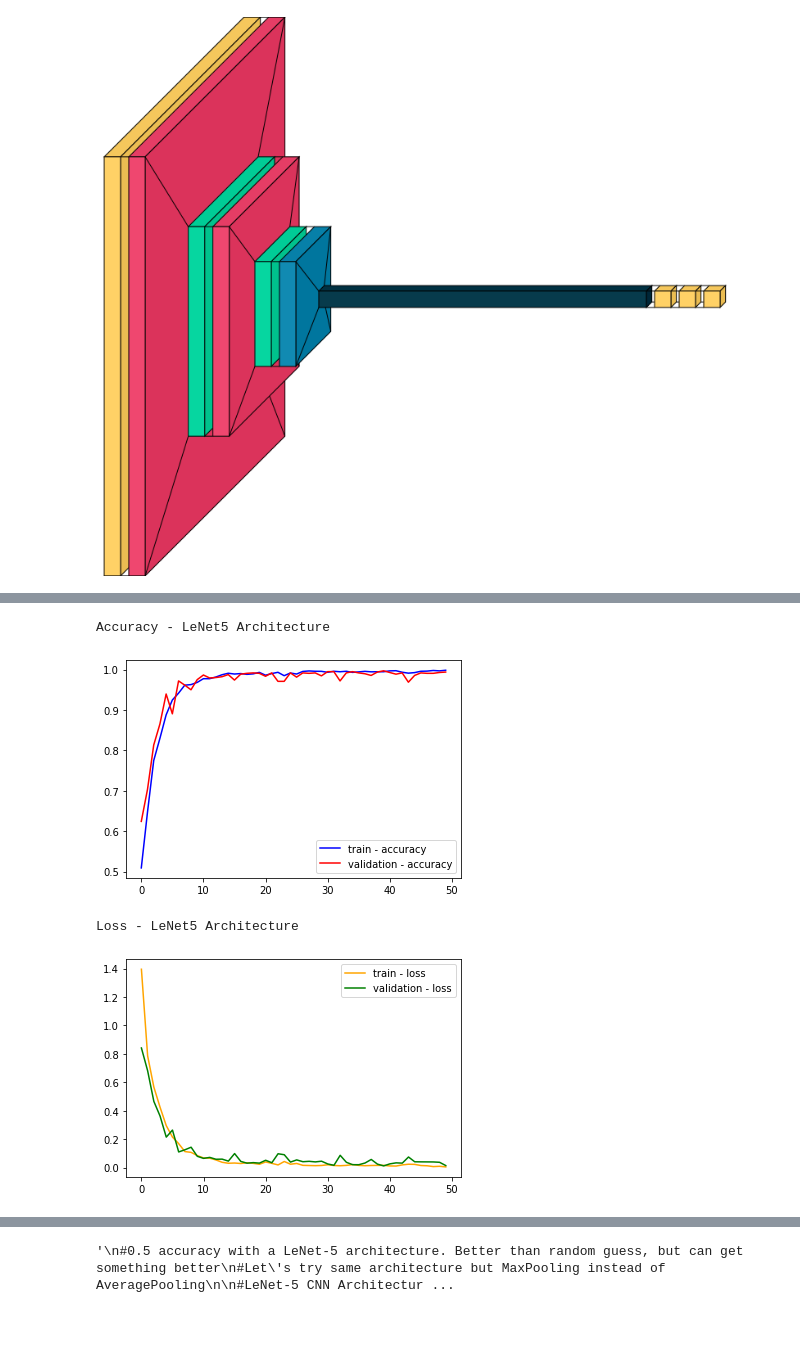
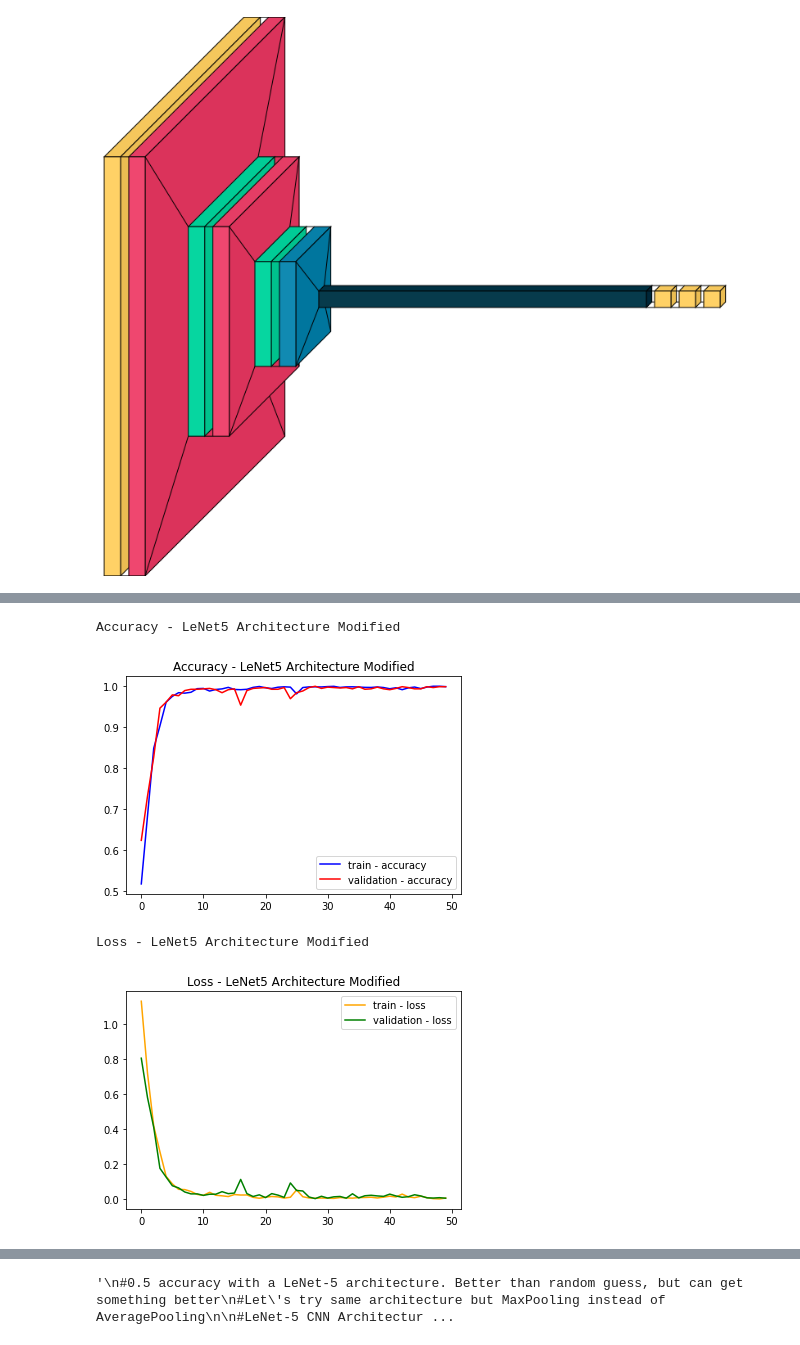
Before and after one commit to KamenDamov/Alzheimer_classification, a Jupyter notebook: model.ipynb, the cells around one changed output, grey strips where cells are left out. Saved outputs shown, nothing was run; the diff lists cells and outputs as text; code cells hidden in the pictures.

```diff
--- a/model.ipynb
+++ b/model.ipynb
@@ -54,8 +32,20 @@ Name: label, dtype: int64
 # %%
-#data_dir ='ouput/'
+#Height and width in pixels
 img_height = 128
 img_width = 128
 
+data_splits = []
+direct = ['output/train', 'output/test', 'output/val']
+for d in direct:
+    var_name = tf.keras.utils.image_dataset_from_directory(
+                    d,
+                    batch_size=64,
+                    image_size=(img_height, img_width),
+                    seed=123,
+                )
+    data_splits.append(var_name)
+
+"""
 train = tf.keras.utils.image_dataset_from_directory(
     'output/train',
     batch_size=64,
@@ -76,6 +66,7 @@ val = tf.keras.utils.image_dataset_from_directory(
     image_size=(img_height, img_width),
     seed=123,
 )
+"""
 # %% [output]
 Found 5119 files belonging to 4 classes.
 Found 961 files belonging to 4 classes.
@@ -117,6 +115,6 @@ visualkeras.layered_view(model)
 # %% [output]
 [figure]
 # %%
-hist = model.fit(train, epochs = 50, validation_data = val)
+hist = model.fit(data_splits[0], epochs = 50, validation_data = data_splits[2])
 # %% [output]
 Epoch 1/50
@@ -139,19 +137,21 @@ Epoch 50/50
 # %%
-print("Accuracy - LeNet5 Architecture")
+print("Accuracy - LeNet5 Architecture Modified")
 plt.plot(hist.history['accuracy'],c='b',label='train - accuracy')
 plt.plot(hist.history['val_accuracy'],c='r',label='validation - accuracy')
 plt.legend(loc='lower right')
+plt.title('Accuracy - LeNet5 Architecture Modified')
 plt.show()
 
 print("\n\n")
-print('Loss - LeNet5 Architecture')
+print('Loss - LeNet5 Architecture Modified')
 plt.plot(hist.history['loss'],c='orange',label='train - loss')
 plt.plot(hist.history['val_loss'],c='g',label='validation - loss')
 plt.legend(loc='upper right')
+plt.title('Loss - LeNet5 Architecture Modified')
 plt.show()
 # %% [output]
-Accuracy - LeNet5 Architecture
+Accuracy - LeNet5 Architecture Modified
-[figure, old version]
+[figure, new version]
-Loss - LeNet5 Architecture
+Loss - LeNet5 Architecture Modified
-[figure, old version]
+[figure, new version]
 # %%
```
Also changed, not shown: parts of 10 cells of this notebook, 2 other files.
